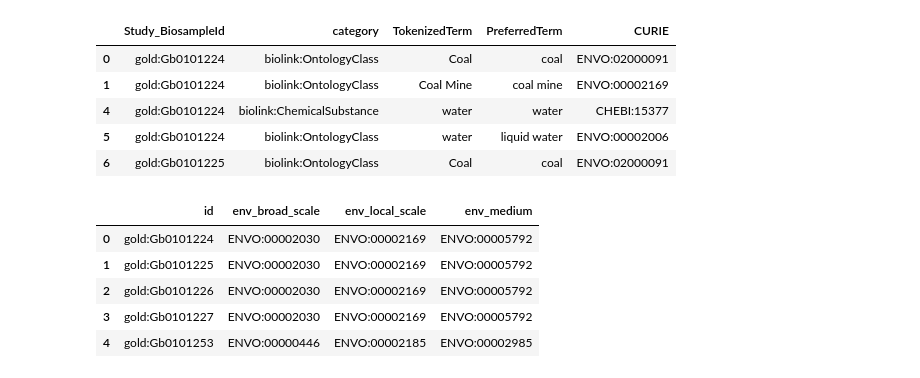
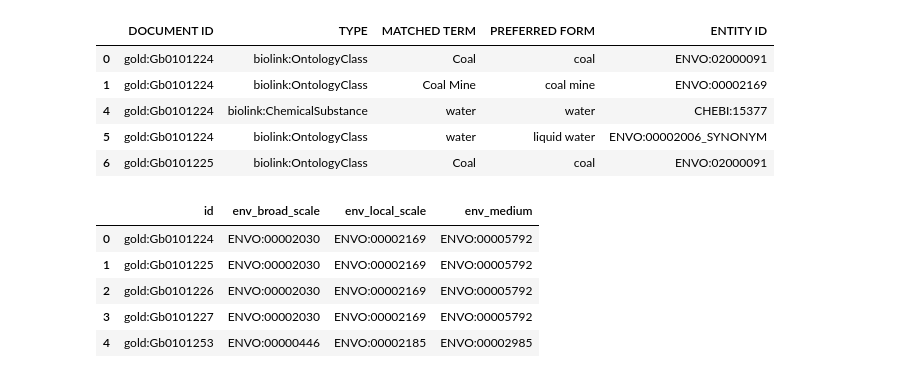
Before and after one commit to INCATools/biosample-analysis, a Jupyter notebook: src/notebooks/Gold database Analysis.ipynb, the cells around one changed output. Saved outputs shown, nothing was run; the diff lists cells and outputs as text; code cells hidden in the pictures.

```diff
--- a/src/notebooks/Gold database Analysis.ipynb
+++ b/src/notebooks/Gold database Analysis.ipynb
@@ -4,20 +4,20 @@
 import pandas as pd
 # %%
 outputDir = '../../nlp/data/nlp/output/'
-outFile = 'nlpGOLDOutput.tsv'
-inputDir = '../../nlp/data/nlp/input/'
+outFile = 'runNER_Output.tsv'
+inputDir = '../../nlp/data/input/'
 inFile = 'biosamples-expanded.tsv'
 #cols = ['BiosampleId', 'Biolink', 'BeginTerm', 'EndTerm', 'TokenizedTerm', 'PreferredTerm', 'CURIE', 'NaN1', 'S-Type', 'NaN2', 'UMLS_CUI']
-ogerOutput = pd.read_csv(outputDir+outFile, sep='\t' )
-ogerOutput = ogerOutput.drop(['BeginTerm', 'EndTerm'], axis = 1)
-ogerOutput = ogerOutput.drop_duplicates()
-ogerOutput.head()
+runnerOutput = pd.read_csv(outputDir+outFile, sep='\t' )
+runnerOutput = runnerOutput.drop(['START POSITION', 'END POSITION', 'ZONE','SENTENCE ID', 'ORIGIN', 'UMLS CUI', 'SENTENCE'], axis = 1)
+runnerOutput = runnerOutput.drop_duplicates()
+runnerOutput.head()
 # %% [output]
-|  | Study_BiosampleId | category | TokenizedTerm | PreferredTerm | CURIE |
+|  | DOCUMENT ID | TYPE | MATCHED TERM | PREFERRED FORM | ENTITY ID |
 | 0 | gold:Gb0101224 | biolink:OntologyClass | Coal | coal | ENVO:02000091 |
 | 1 | gold:Gb0101224 | biolink:OntologyClass | Coal Mine | coal mine | ENVO:00002169 |
 | 4 | gold:Gb0101224 | biolink:ChemicalSubstance | water | water | CHEBI:15377 |
-| 5 | gold:Gb0101224 | biolink:OntologyClass | water | liquid water | ENVO:00002006 |
+| 5 | gold:Gb0101224 | biolink:OntologyClass | water | liquid water | ENVO:00002006_SYNONYM |
 | 6 | gold:Gb0101225 | biolink:OntologyClass | Coal | coal | ENVO:02000091 |
 # %%
 goldInput = pd.read_csv(inputDir+inFile, sep='\t', low_memory=False, usecols=['id', 'env_broad_scale', 'env_local_scale', 'env_medium'] )
```
Also changed, not shown: parts of 20 cells of this notebook.
